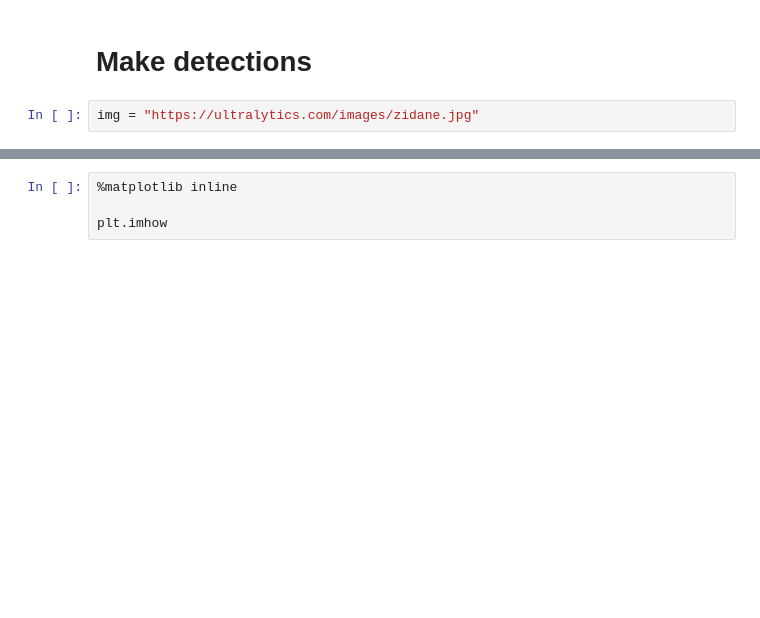
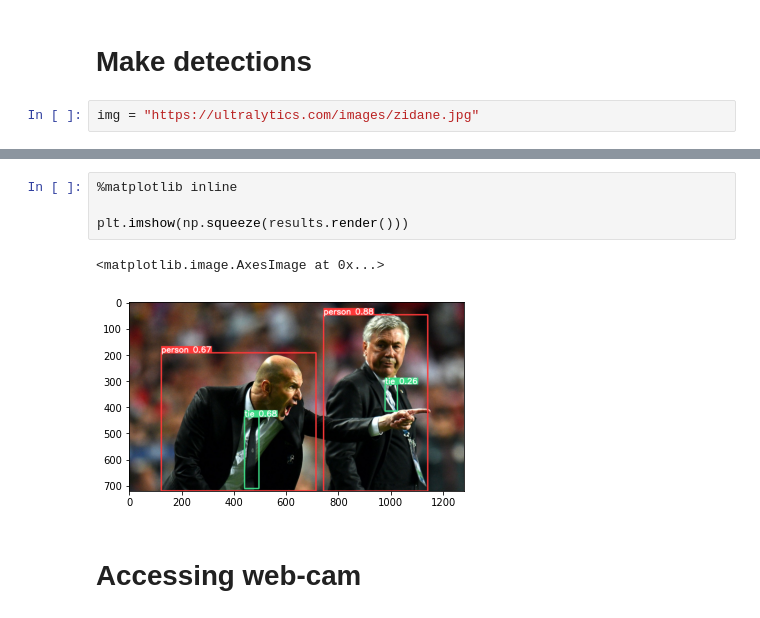
Before and after one commit to harshjainsk/Drowsiness-Detection-Using-YOLOv5-Pytorch, a Jupyter notebook: Drowsiness-Detection.ipynb, the cells around one changed output, grey strips where cells are left out. Cells and saved outputs as stored; diff of their text form; blank space fills up the shorter version.

```diff
--- a/Drowsiness-Detection.ipynb
+++ b/Drowsiness-Detection.ipynb
@@ -60,4 +50,9 @@ Speed: 446.8ms pre-process, 90.8ms inference, 1.0ms NMS per image at shape (1, 3
 # %%
 %matplotlib inline
 
-plt.imhow
+plt.imshow(np.squeeze(results.render()))
+# %% [output]
+<matplotlib.image.AxesImage at 0x...>
+[figure, added]
+# %% [markdown]
+# Accessing web-cam
```
Also changed, not shown: parts of 3 cells of this notebook.
